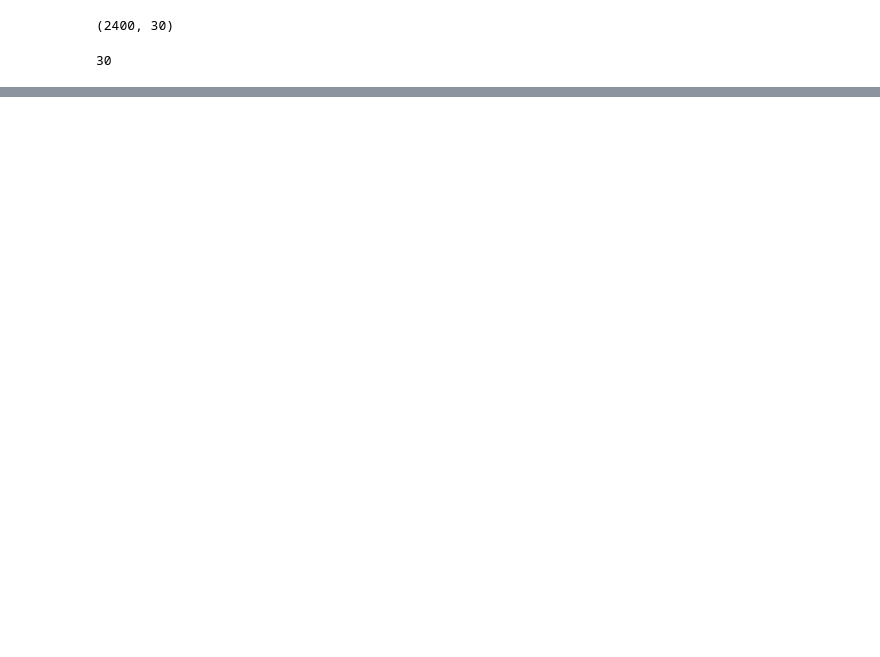
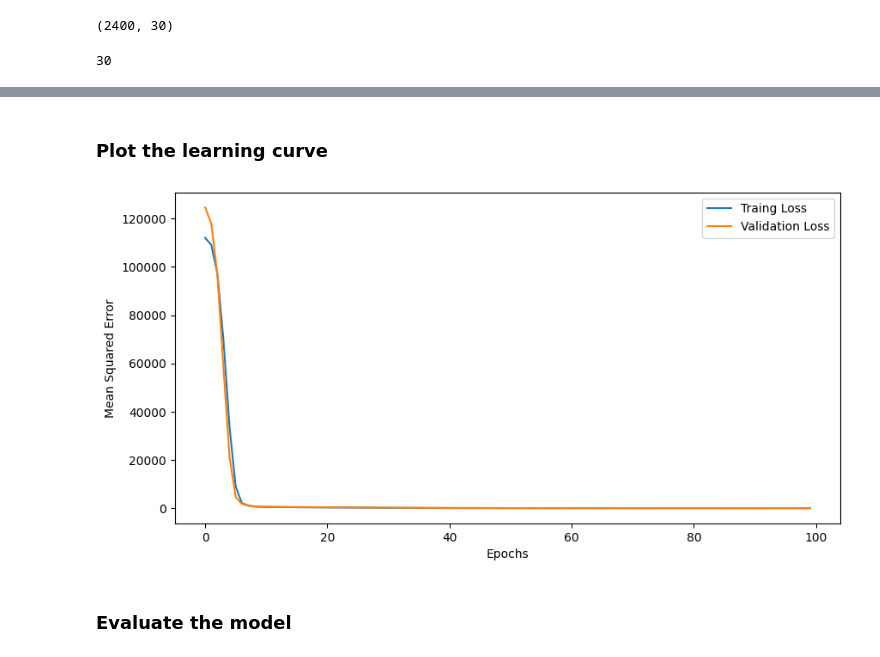
Before and after one commit to Mrunal-C/DeepLearning, a Jupyter notebook: Regression/regression.ipynb, the cells around one changed output, grey strips where cells are left out. Drawn from its saved outputs; the diff is of its cells as text; code cells hidden in the pictures; blank space fills up the shorter version.

```diff
--- a/Regression/regression.ipynb
+++ b/Regression/regression.ipynb
@@ -155,0 +157,10 @@ from keras.models import
+# %%
+# Initialize the neural network
+model = Sequential()
+
+# Create hidden layer 1
+model.add(Dense(units=64, activation='relu', input_shape=(xtrain.shape[1],)))
+# Create 2nd hidden layer with 32
+model.add(Dense(units=32, activation='relu'))
+# Create a output layer
+model.add(Dense(units=1, activation='linear'))
@@ -155,0 +171,2 @@ from keras.models import
+# %%
+model.compile(optimizer='adam', loss='mse', metrics=['mae'])
@@ -155,0 +177,2 @@ from keras.models import
+# %%
+hist = model.fit(xtrain, ytrain, validation_split=0.2, epochs=100)
@@ -155,0 +197,15 @@ from keras.models import
+# %% [markdown]
+### Plot the learning curve
+# %%
+import matplotlib.pyplot as plt
+plt.figure(figsize=(10,5))
+plt.plot(hist.history['loss'], label='Traing Loss')
+plt.plot(hist.history['val_loss'], label='Validation Loss')
+plt.xlabel('Epochs')
+plt.ylabel('Mean Squared Error')
+plt.legend()
+plt.show()
+# %% [output]
+[figure, added]
+# %% [markdown]
+### Evaluate the model
```
Also changed, not shown: parts of 22 cells of this notebook.
